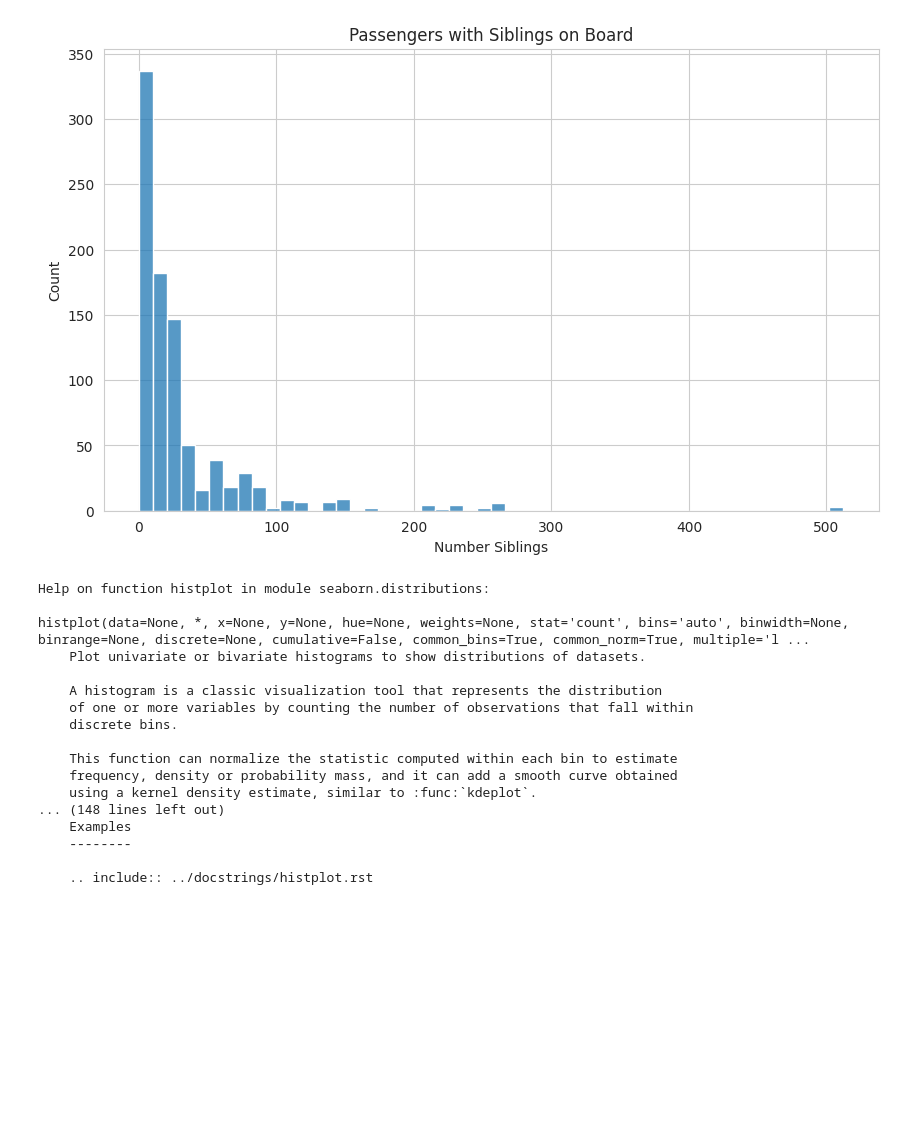
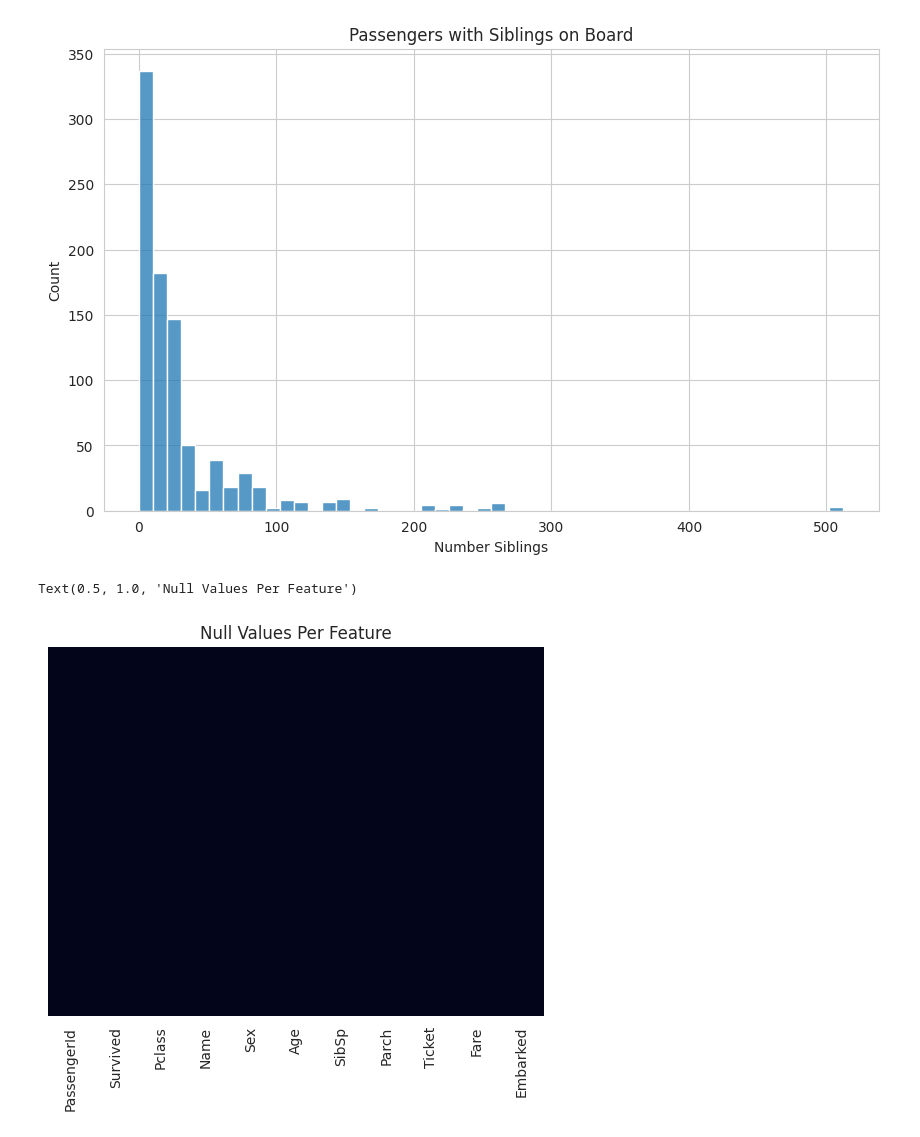
Before and after one commit to thomaspurk/python-ml-examples, a Jupyter notebook: SciKit_Learn_Logistic_Regression_Demo.ipynb, the cells around one changed output. Drawn from its saved outputs; the diff is of its cells as text; code cells hidden in the pictures; blank space fills up the shorter version.

```diff
--- a/SciKit_Learn_Logistic_Regression_Demo.ipynb
+++ b/SciKit_Learn_Logistic_Regression_Demo.ipynb
@@ -156,23 +146,3 @@ plt.title('Passengers with Siblings on Board')
 # %% [output]
 Text(0.5, 1.0, 'Passengers with Siblings on Board')
 [figure]
-# %%
-help(sns.histplot)
-# %% [output]
-Help on function histplot in module seaborn.distributions:
-
-histplot(data=None, *, x=None, y=None, hue=None, weights=None, stat='count', bins='auto', binwidth=None, binrange=None, discrete=None, cumulative=False, common_bins=True, common_norm=True, multiple='l ...
-    Plot univariate or bivariate histograms to show distributions of datasets.
-
-    A histogram is a classic visualization tool that represents the distribution
-    of one or more variables by counting the number of observations that fall within
-    discrete bins.
-
-    This function can normalize the statistic computed within each bin to estimate
-    frequency, density or probability mass, and it can add a smooth curve obtained
-    using a kernel density estimate, similar to :func:`kdeplot`.
-... (148 lines left out)
-    Examples
-    --------
-
-    .. include:: ../docstrings/histplot.rst
@@ -178,0 +188,19 @@ histplot(data=None, *, x=None, y=None, hue=None, weights=None, stat='count', bin
+# %%
+# Too many nulls in the Cabin Columns
+df.drop('Cabin',axis=1,inplace=True)
+# %%
+# Drop all remaining rows with missing values
+df.dropna(inplace=True)
+# %%
+# Validate Age imputation and Cabin drop
+# Investigate Null Values
+# Deal with Null Values
+sns.heatmap(
+    data=df.isnull(),
+    yticklabels=False,
+    cbar=False
+)
+plt.title('Null Values Per Feature')
+# %% [output]
+Text(0.5, 1.0, 'Null Values Per Feature')
+[figure, added]
```
Also changed, not shown: parts of 16 cells of this notebook.
